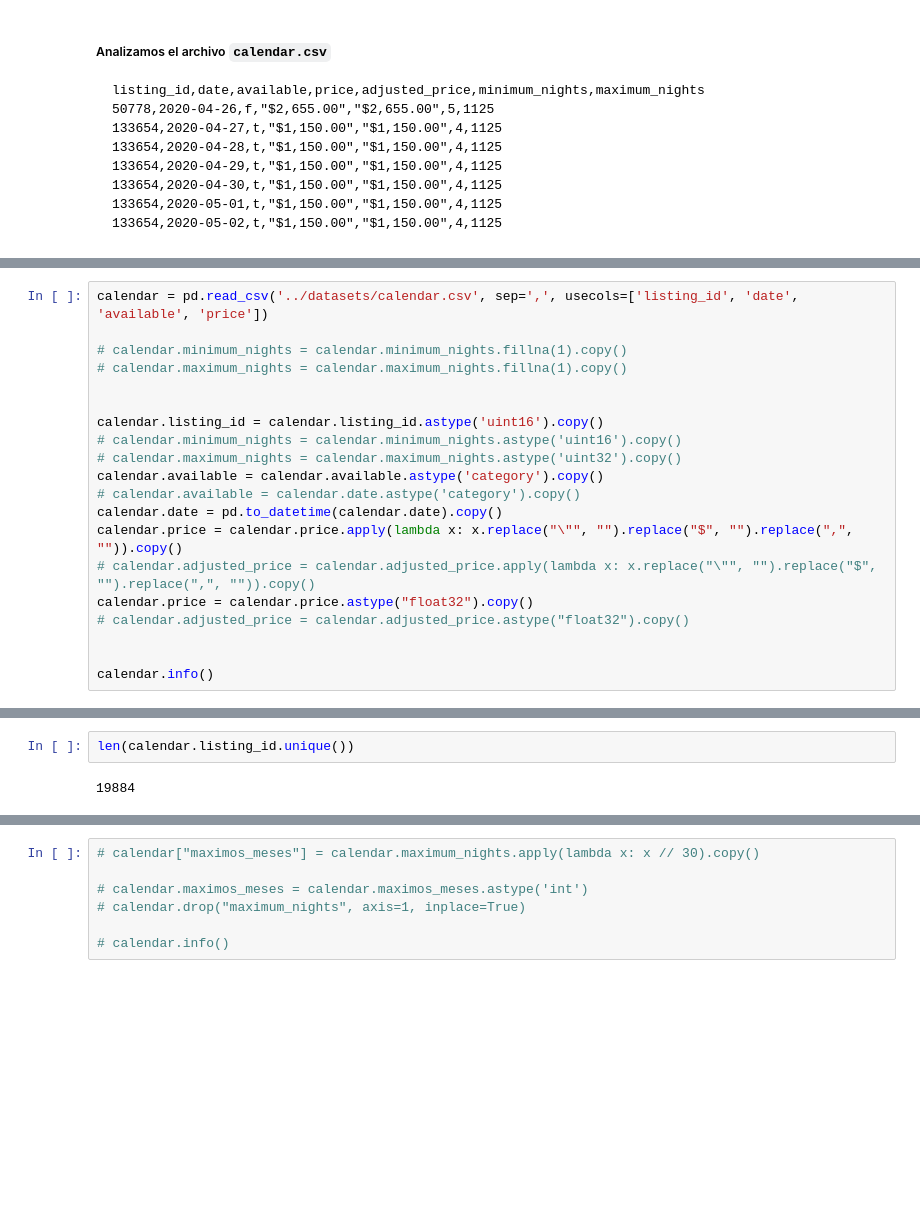
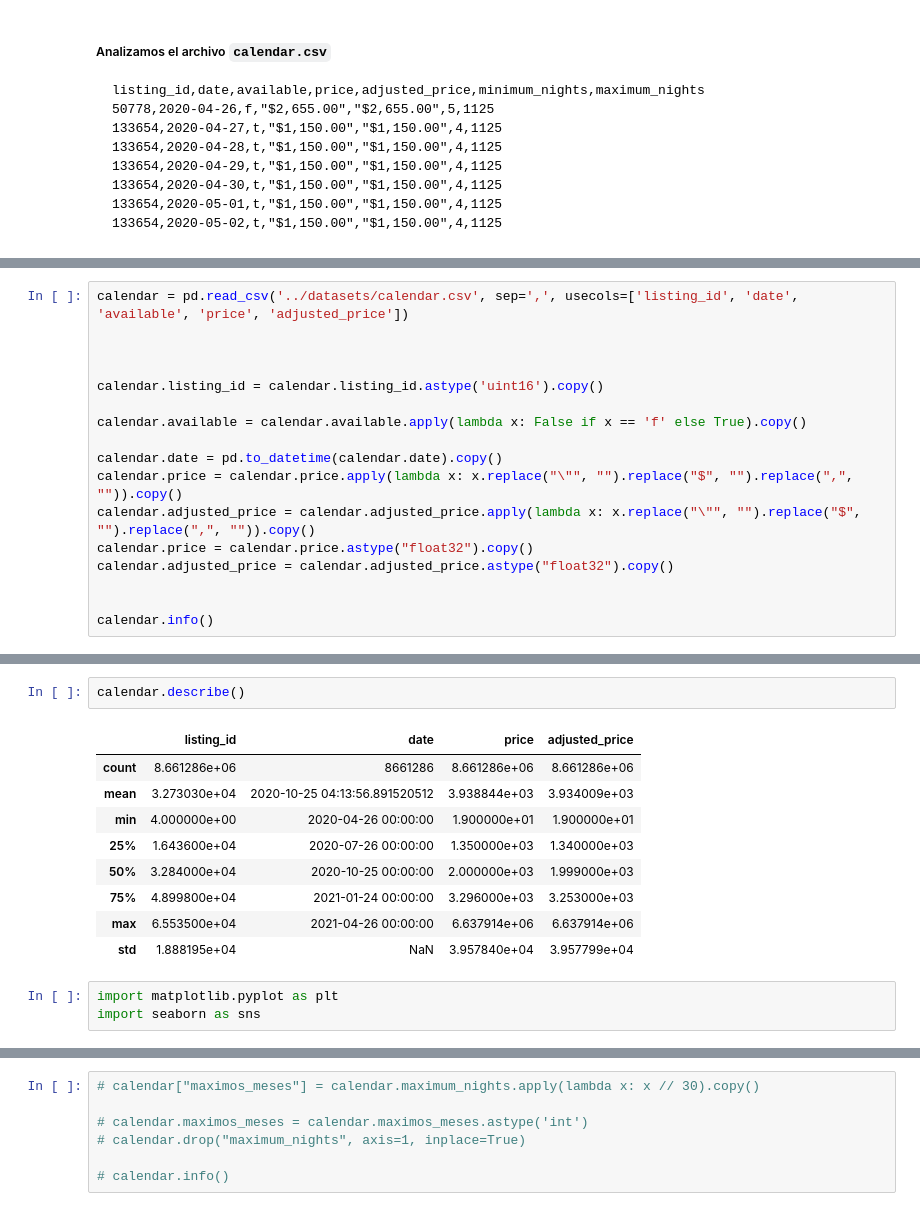
Before and after one commit to javierbengolea/DS_AirBnB, a Jupyter notebook: proyecto/Proyecto.ipynb, the cells around one changed output, grey strips where cells are left out. Saved outputs shown, nothing was run; the diff lists cells and outputs as text; blank space fills up the shorter version.

```diff
--- a/proyecto/Proyecto.ipynb
+++ b/proyecto/Proyecto.ipynb
@@ -65,20 +57,17 @@ array([1.1250e+03, 4.0000e+00, 9.0000e+01, 1.8000e+02, 7.3000e+02,
 # %%
-calendar = pd.read_csv('../datasets/calendar.csv', sep=',', usecols=['listing_id', 'date', 'available', 'price'])
+calendar = pd.read_csv('../datasets/calendar.csv', sep=',', usecols=['listing_id', 'date', 'available', 'price', 'adjusted_price'])
 
-# calendar.minimum_nights = calendar.minimum_nights.fillna(1).copy()
-# calendar.maximum_nights = calendar.maximum_nights.fillna(1).copy()
 
 
 calendar.listing_id = calendar.listing_id.astype('uint16').copy()
-# calendar.minimum_nights = calendar.minimum_nights.astype('uint16').copy()
-# calendar.maximum_nights = calendar.maximum_nights.astype('uint32').copy()
-calendar.available = calendar.available.astype('category').copy()
-# calendar.available = calendar.date.astype('category').copy()
+
+calendar.available = calendar.available.apply(lambda x: False if x == 'f' else True).copy()
+
 calendar.date = pd.to_datetime(calendar.date).copy()
 calendar.price = calendar.price.apply(lambda x: x.replace("\"", "").replace("$", "").replace(",", "")).copy()
-# calendar.adjusted_price = calendar.adjusted_price.apply(lambda x: x.replace("\"", "").replace("$", "").replace(",", "")).copy()
+calendar.adjusted_price = calendar.adjusted_price.apply(lambda x: x.replace("\"", "").replace("$", "").replace(",", "")).copy()
 calendar.price = calendar.price.astype("float32").copy()
-# calendar.adjusted_price = calendar.adjusted_price.astype("float32").copy()
+calendar.adjusted_price = calendar.adjusted_price.astype("float32").copy()
 
 
 calendar.info()
@@ -97,4 +87,15 @@ memory usage: 123.9 MB
-# %%
-len(calendar.listing_id.unique())
-# %% [output]
-19884
+# %%
+calendar.describe()
+# %% [output]
+|  | listing_id | date | price | adjusted_price |
+| count | 8.661286e+06 | 8661286 | 8.661286e+06 | 8.661286e+06 |
+| mean | 3.273030e+04 | 2020-10-25 04:13:56.891520512 | 3.938844e+03 | 3.934009e+03 |
+| min | 4.000000e+00 | 2020-04-26 00:00:00 | 1.900000e+01 | 1.900000e+01 |
+| 25% | 1.643600e+04 | 2020-07-26 00:00:00 | 1.350000e+03 | 1.340000e+03 |
+| 50% | 3.284000e+04 | 2020-10-25 00:00:00 | 2.000000e+03 | 1.999000e+03 |
+| 75% | 4.899800e+04 | 2021-01-24 00:00:00 | 3.296000e+03 | 3.253000e+03 |
+| max | 6.553500e+04 | 2021-04-26 00:00:00 | 6.637914e+06 | 6.637914e+06 |
+| std | 1.888195e+04 | NaN | 3.957840e+04 | 3.957799e+04 |
+# %%
+import matplotlib.pyplot as plt
+import seaborn as sns
```
Also changed, not shown: parts of 29 cells of this notebook.
